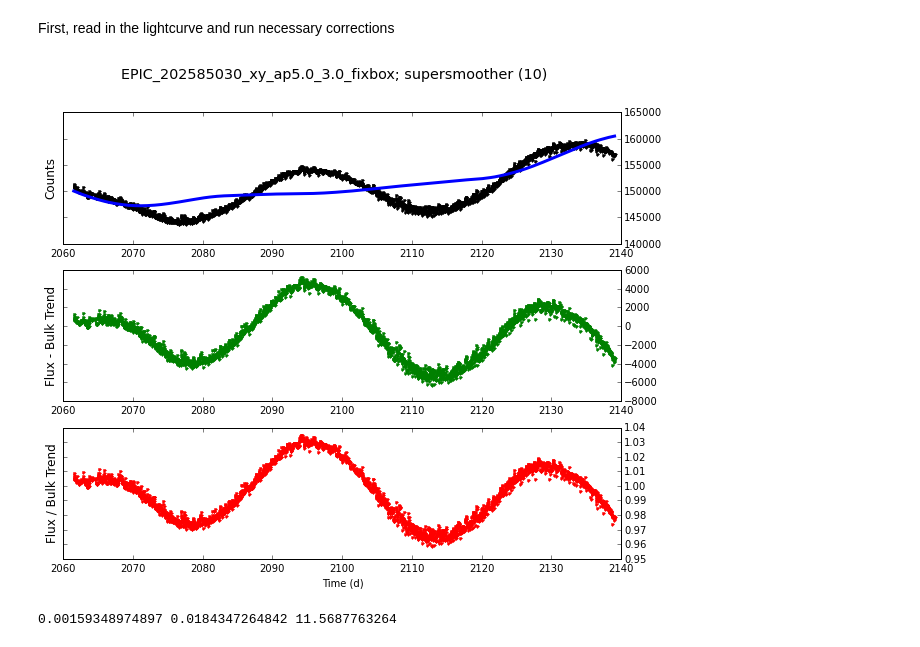
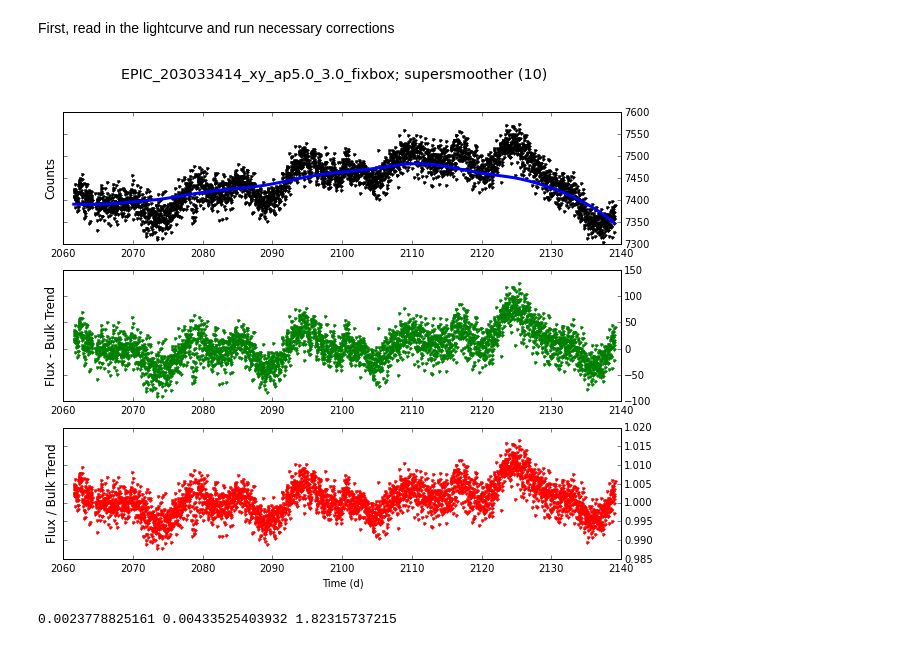
Before and after one commit to stephtdouglas/k2spin, a Jupyter notebook: test_detrend.ipynb, the cells around one changed output. Cells and saved outputs as stored; diff of their text form; code cells hidden in the pictures.

```diff
--- a/test_detrend.ipynb
+++ b/test_detrend.ipynb
@@ -24,36 +24,36 @@ First, read in the lightcurve and run necessary corrections
 lc_dir = "/home/stephanie/code/python/k2spin/lcs/"
 #filename = "EPIC_202521690_xy_ap5.0_3.0_fixbox.dat" # the one that works
 #filename = "EPIC_203046199_xy_ap5.0_3.0_fixbox.dat" # solid signal, variable envelope
-filename = "EPIC_202585030_xy_ap5.0_3.0_fixbox.dat" # long Prot + linear trend
-#filename = "EPIC_203033414_xy_ap5.0_3.0_fixbox.dat" # noisy, medium Prot
+#filename = "EPIC_202585030_xy_ap5.0_3.0_fixbox.dat" # long Prot + linear trend
+filename = "EPIC_203033414_xy_ap5.0_3.0_fixbox.dat" # noisy, medium Prot
 #filename = "EPIC_203036352_xy_ap5.0_3.0_fixbox.dat" # strong Prot ~0.9d
 #filename = "EPIC_203042487_xy_ap5.0_3.0_fixbox.dat" # very mixed
 #filename = "EPIC_202533810_xy_ap5.0_3.0_fixbox.dat" # very mixed
 
 
 lc_out = k2io.read_double_aperture(lc_dir+filename)
 time, fluxes, unc_fluxes, x_pos, y_pos, qual_flux, apertures = lc_out
 
 detrend_kwargs={"kind":"supersmoother","phaser":10}
 use_time = (time>2002)
 light_curve = lc.LightCurve(time[use_time], fluxes[1][use_time],
                             unc_fluxes[1][use_time],
                             x_pos[use_time], y_pos[use_time],
                             name=filename[:-4],
                             detrend_kwargs=detrend_kwargs)
 #light_curve.choose_initial()
 #light_curve.correct_and_fit()
 
 
 t = light_curve.time
 y = light_curve.flux
 dy = light_curve.unc_flux
 
 t = light_curve.time
 y = light_curve.det_flux
 dy = light_curve.det_unc
 # %% [output]
-[figure, old version]
+[figure, new version]
 # %%
 cadence = np.median(np.diff(t))
 six_hr = 0.25 / cadence
@@ -64,7 +64,7 @@ for i in range(six_hr_half,len(y)-six_hr_half):
 
 print np.median(six_hr_std), np.std(y), np.std(y) / np.median(six_hr_std)
 # %% [output]
-0.00159348974897 0.0184347264842 11.5687763264
+0.0023778825161 0.00433525403932 1.82315737215
 # %%
 reload(prot)
 det_kwargs = {"kind":"supersmoother","filename":light_curve.name}
```
Also changed, not shown: parts of 4 cells of this notebook.
